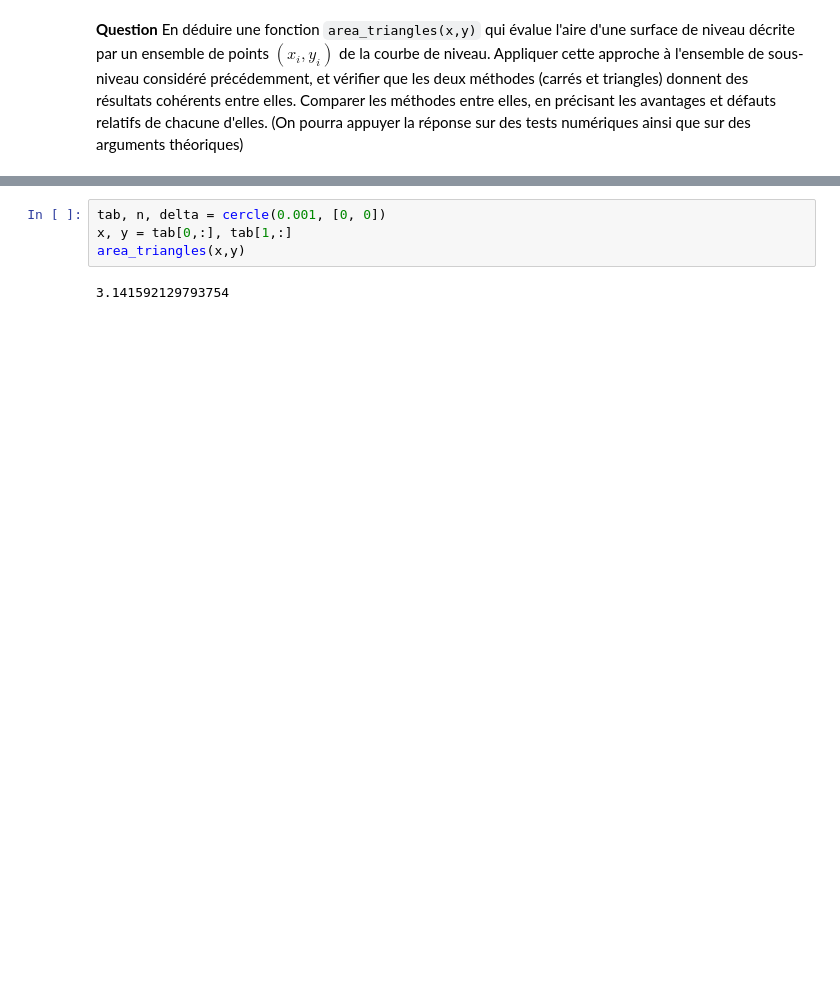
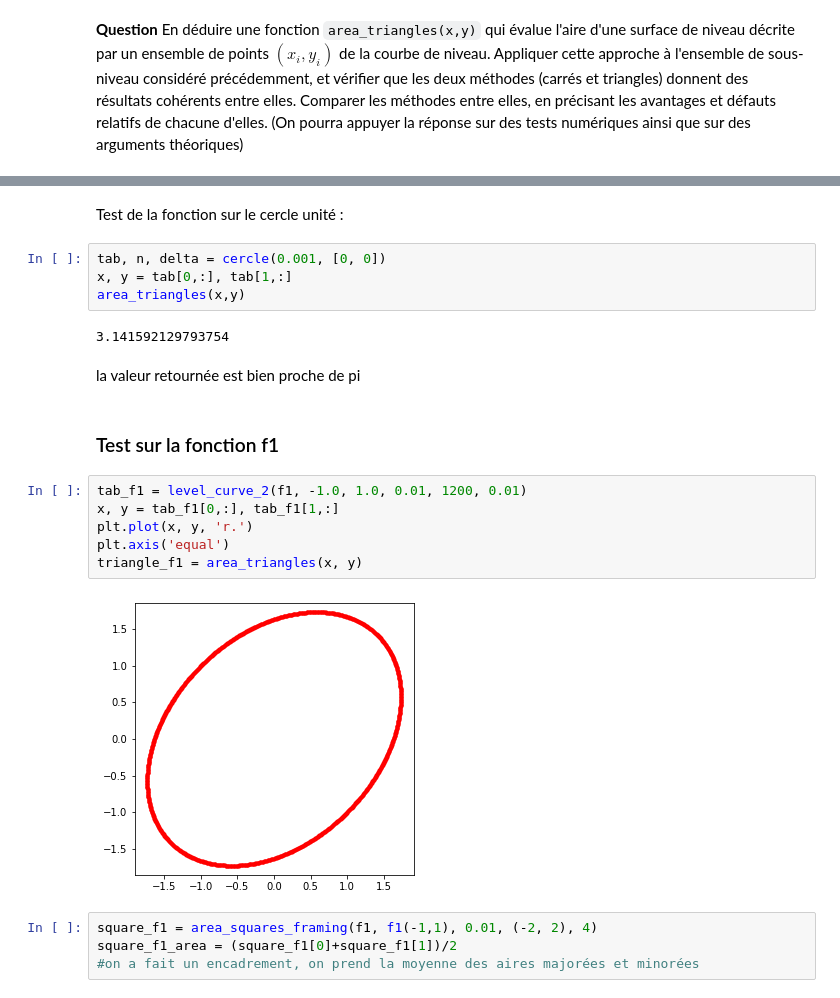
Before and after one commit to insectepoeme21/UE11_projet-numerique, a Jupyter notebook: Projet numérique - Calcul différentiel.ipynb, the cells around one changed output, grey strips where cells are left out. Drawn from its saved outputs; the diff is of its cells as text; blank space fills up the shorter version.

```diff
--- a/Projet numérique - Calcul différentiel.ipynb
+++ b/Projet numérique - Calcul différentiel.ipynb
@@ -560,6 +568,24 @@ def area_triangles(x,y):
+# %% [markdown]
+Test de la fonction sur le cercle unité :
 # %%
 tab, n, delta = cercle(0.001, [0, 0])
 x, y = tab[0,:], tab[1,:]
 area_triangles(x,y)
 # %% [output]
 3.141592129793754
+# %% [markdown]
+la valeur retournée est bien proche de pi
+# %% [markdown]
+### Test sur la fonction f1
+# %%
+tab_f1 = level_curve_2(f1, -1.0, 1.0, 0.01, 1200, 0.01)
+x, y = tab_f1[0,:], tab_f1[1,:]
+plt.plot(x, y, 'r.')
+plt.axis('equal')
+triangle_f1 = area_triangles(x, y)
+# %% [output]
+[figure, added]
+# %%
+square_f1 = area_squares_framing(f1, f1(-1,1), 0.01, (-2, 2), 4)
+square_f1_area = (square_f1[0]+square_f1[1])/2
+#on a fait un encadrement, on prend la moyenne des aires majorées et minorées
```
Also changed, not shown: parts of 38 cells of this notebook, 1 other file.
